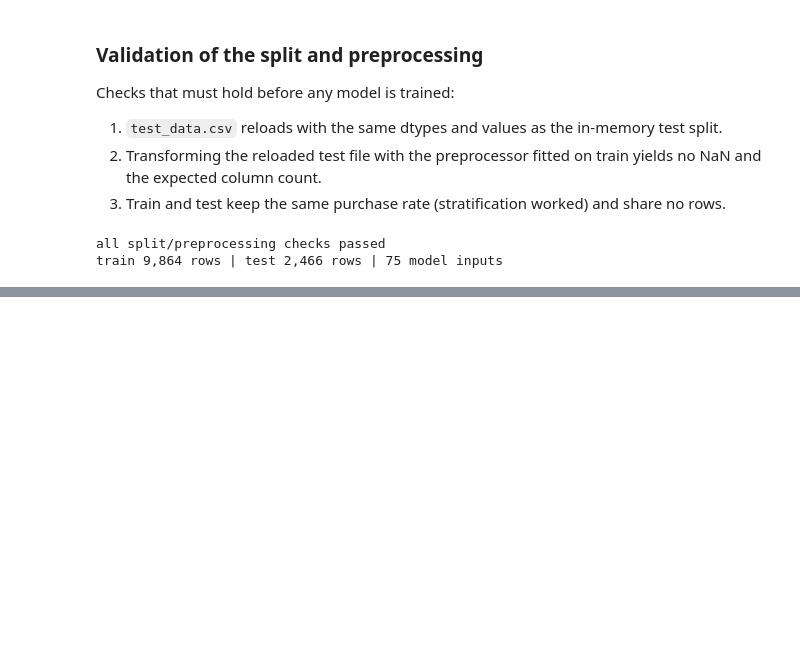
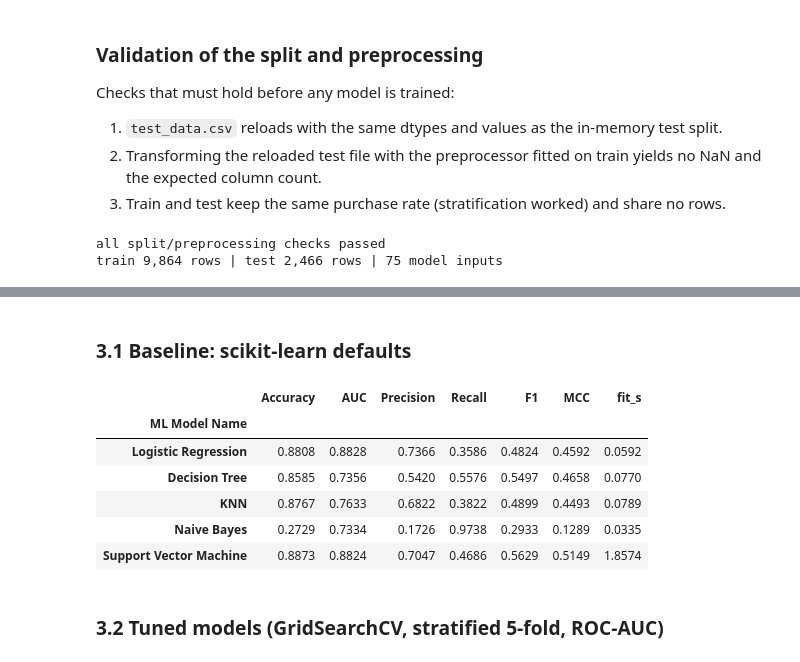
Before and after one commit to Manisha2026aj05119/shopper-purchase-intent-ml, a Jupyter notebook: train_model.ipynb, the cells around one changed output, grey strips where cells are left out. Saved outputs shown, nothing was run; the diff lists cells and outputs as text; code cells hidden in the pictures; blank space fills up the shorter version.

```diff
--- a/train_model.ipynb
+++ b/train_model.ipynb
@@ -371,0 +453,22 @@ train 9,864 rows | test 2,466 rows | 75 model inputs
+# %% [markdown]
+### 3.1 Baseline: scikit-learn defaults
+# %%
+baseline_rows = {}
+for name, (stem, clf, _) in MODEL_SPECS.items():
+    t0 = time.perf_counter()
+    model = make_pipeline(clone(clf)).fit(X_train, y_train)
+    baseline_rows[name] = {**evaluate(model, X_test, y_test), "fit_s": time.perf_counter() - t0}
+baseline = pd.DataFrame(baseline_rows).T
+baseline.index.name = "ML Model Name"
+baseline.to_csv(RESULTS_DIR / "metrics_default.csv", float_format="%.6f")
+baseline.round(4)
+# %% [output]
+|  | Accuracy | AUC | Precision | Recall | F1 | MCC | fit_s |
+| ML Model Name |  |  |  |  |  |  |  |
+| Logistic Regression | 0.8808 | 0.8828 | 0.7366 | 0.3586 | 0.4824 | 0.4592 | 0.0592 |
+| Decision Tree | 0.8585 | 0.7356 | 0.5420 | 0.5576 | 0.5497 | 0.4658 | 0.0770 |
+| KNN | 0.8767 | 0.7633 | 0.6822 | 0.3822 | 0.4899 | 0.4493 | 0.0789 |
+| Naive Bayes | 0.2729 | 0.7334 | 0.1726 | 0.9738 | 0.2933 | 0.1289 | 0.0335 |
+| Support Vector Machine | 0.8873 | 0.8824 | 0.7047 | 0.4686 | 0.5629 | 0.5149 | 1.8574 |
+# %% [markdown]
+### 3.2 Tuned models (GridSearchCV, stratified 5-fold, ROC-AUC)
```
Also changed, not shown: parts of 24 cells of this notebook, 15 other files.
